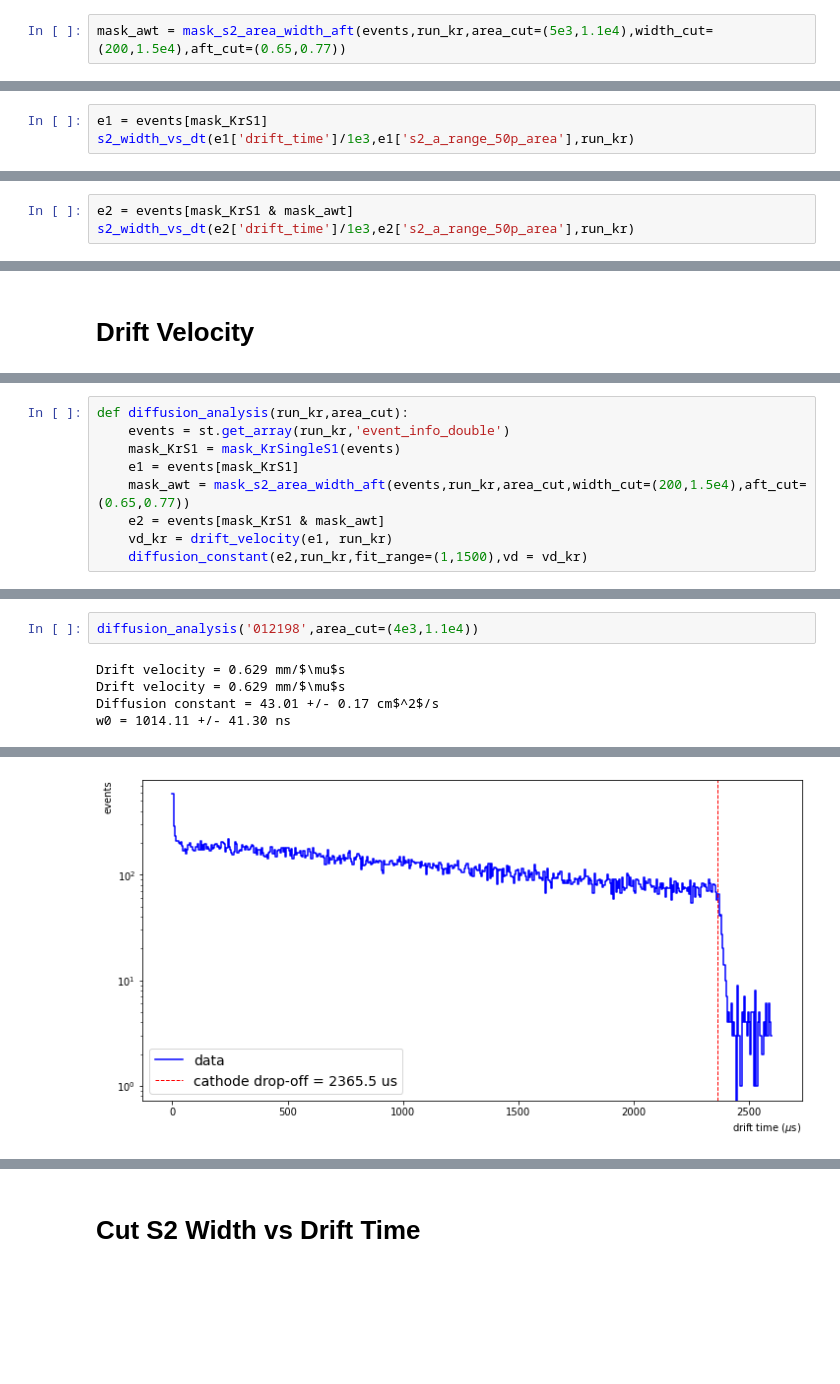
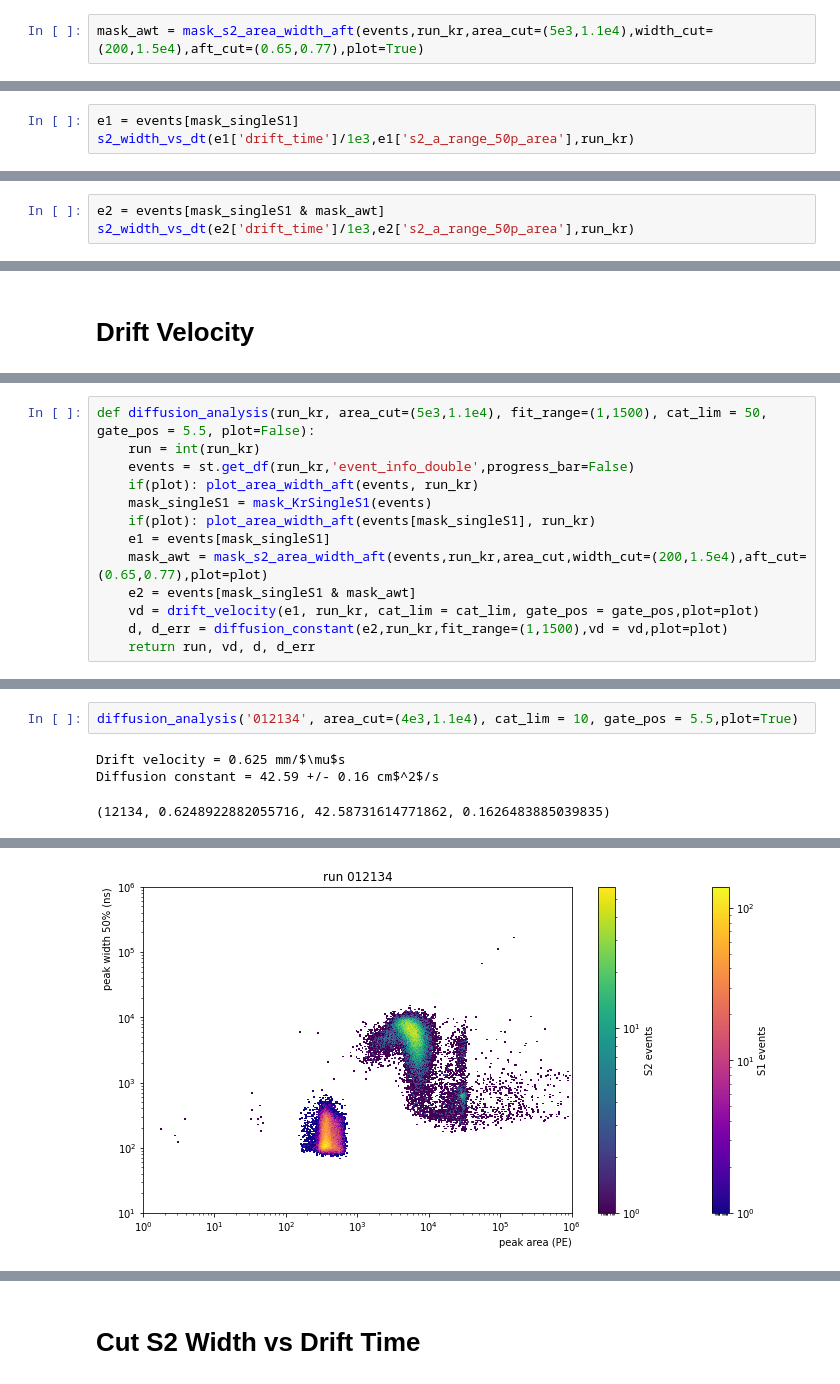
Before and after one commit to valerioda/xenon-note, a Jupyter notebook: fast_response_analysis/diffusion-study_Kr-data.ipynb, the cells around one changed output, grey strips where cells are left out. Drawn from its saved outputs; the diff is of its cells as text; blank space fills up the shorter version.

Commit message:
diffusion analysis

```diff
--- a/fast_response_analysis/diffusion-study_Kr-data.ipynb
+++ b/fast_response_analysis/diffusion-study_Kr-data.ipynb
@@ -148,7 +182,7 @@ def mask_s2_area_width_aft(events, run_id, area_cut, width_cut,aft_cut,
     mask &= (events['s2_a_area_fraction_top'] > aft_cut[0]) & (events['s2_a_area_fraction_top'] < aft_cut[1])
     return mask
 # %%
-mask_awt = mask_s2_area_width_aft(events,run_kr,area_cut=(5e3,1.1e4),width_cut=(200,1.5e4),aft_cut=(0.65,0.77))
+mask_awt = mask_s2_area_width_aft(events,run_kr,area_cut=(5e3,1.1e4),width_cut=(200,1.5e4),aft_cut=(0.65,0.77),plot=True)
 # %% [output]
 [figure]
 [figure]
@@ -162,11 +196,11 @@ def s2_width_vs_dt(dt,s2width, run_id):
     plt.ylabel("S2 width 50% (ns)", ha='right', y=1,fontsize=12)
     plt.title(f'run {run_id}',fontsize=14)
 # %%
-e1 = events[mask_KrS1]
+e1 = events[mask_singleS1]
 s2_width_vs_dt(e1['drift_time']/1e3,e1['s2_a_range_50p_area'],run_kr)
 # %% [output]
 [figure]
 # %%
-e2 = events[mask_KrS1 & mask_awt]
+e2 = events[mask_singleS1 & mask_awt]
 s2_width_vs_dt(e2['drift_time']/1e3,e2['s2_a_range_50p_area'],run_kr)
 # %% [output]
@@ -275,9 +318,13 @@ w0 = 831.47 +/- 37.55 ns
 # %%
-def diffusion_analysis(run_kr,area_cut):
-    events = st.get_array(run_kr,'event_info_double')
-    mask_KrS1 = mask_KrSingleS1(events)
-    e1 = events[mask_KrS1]
-    mask_awt = mask_s2_area_width_aft(events,run_kr,area_cut,width_cut=(200,1.5e4),aft_cut=(0.65,0.77))
-    e2 = events[mask_KrS1 & mask_awt]
-    vd_kr = drift_velocity(e1, run_kr)
-    diffusion_constant(e2,run_kr,fit_range=(1,1500),vd = vd_kr)
+def diffusion_analysis(run_kr, area_cut=(5e3,1.1e4), fit_range=(1,1500), cat_lim = 50, gate_pos = 5.5, plot=False):
+    run = int(run_kr)
+    events = st.get_df(run_kr,'event_info_double',progress_bar=False)
+    if(plot): plot_area_width_aft(events, run_kr)
+    mask_singleS1 = mask_KrSingleS1(events)
+    if(plot): plot_area_width_aft(events[mask_singleS1], run_kr)
+    e1 = events[mask_singleS1]
+    mask_awt = mask_s2_area_width_aft(events,run_kr,area_cut,width_cut=(200,1.5e4),aft_cut=(0.65,0.77),plot=plot)
+    e2 = events[mask_singleS1 & mask_awt]
+    vd = drift_velocity(e1, run_kr, cat_lim = cat_lim, gate_pos = gate_pos,plot=plot)
+    d, d_err = diffusion_constant(e2,run_kr,fit_range=(1,1500),vd = vd,plot=plot)
+    return run, vd, d, d_err
@@ -284,7 +374,6 @@ def diffusion_analysis(run_kr,area_cut):
 # %%
-diffusion_analysis('012198',area_cut=(4e3,1.1e4))
+diffusion_analysis('012134', area_cut=(4e3,1.1e4), cat_lim = 10, gate_pos = 5.5,plot=True)
 # %% [output]
-Drift velocity = 0.629 mm/$\mu$s
-Drift velocity = 0.629 mm/$\mu$s
-Diffusion constant = 43.01 +/- 0.17 cm$^2$/s
-w0 = 1014.11 +/- 41.30 ns
+Drift velocity = 0.625 mm/$\mu$s
+Diffusion constant = 42.59 +/- 0.16 cm$^2$/s
+(12134, 0.6248922882055716, 42.58731614771862, 0.1626483885039835)
@@ -293 +382 @@ w0 = 1014.11 +/- 41.30 ns
-[figure, old version]
+[figure, new version]
```
Also changed, not shown: parts of 25 cells of this notebook.
